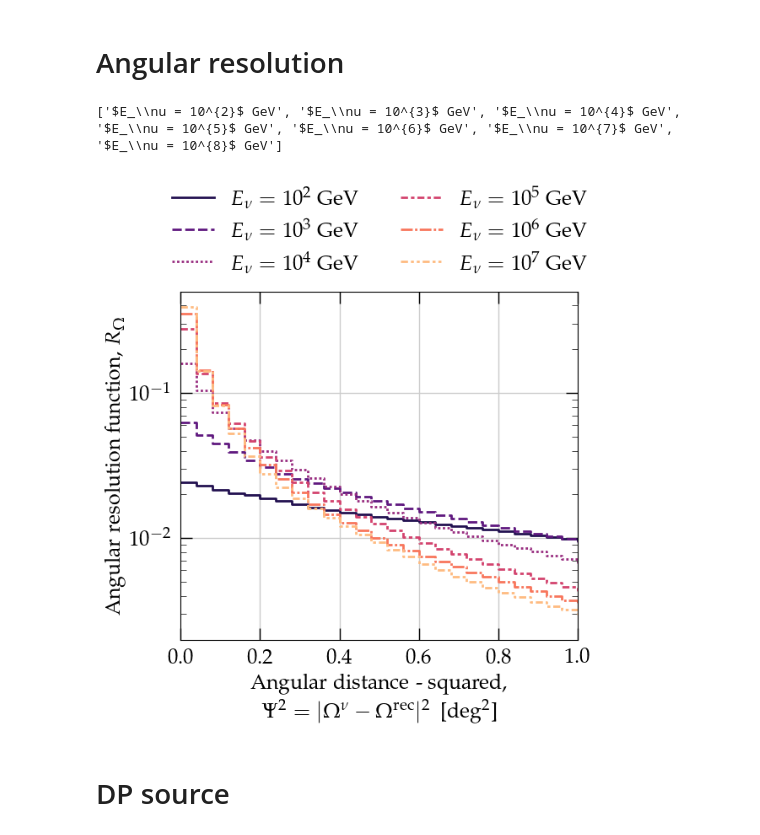
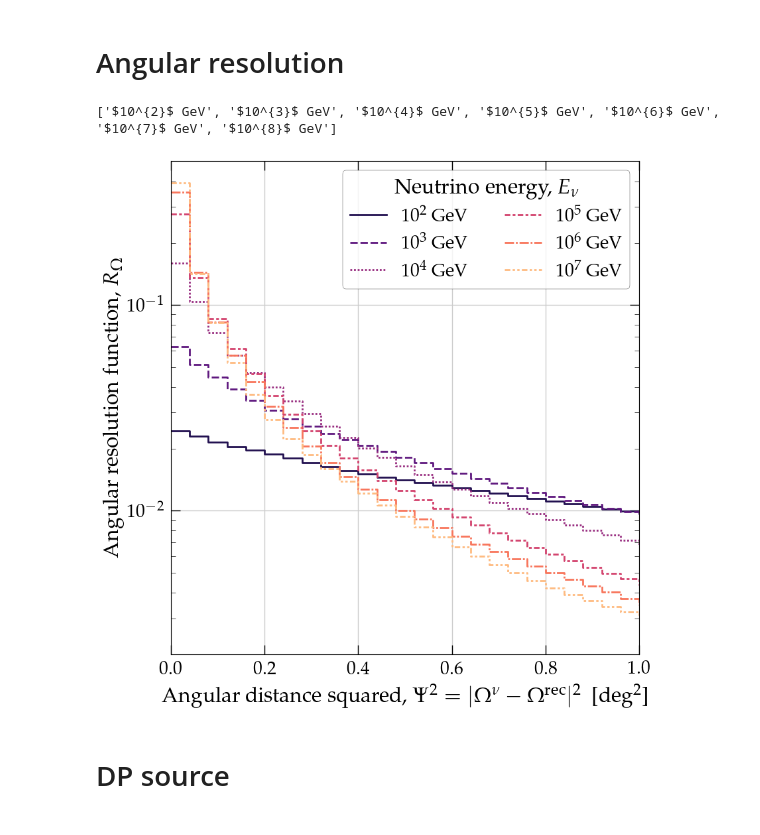
Before and after one commit to PLEnuM-group/Plenum, a Jupyter notebook: notebooks/misc/plotting_standalone.ipynb, the cells around one changed output. Cells and saved outputs as stored; diff of their text form; code cells hidden in the pictures.

Commit message:
Updated plots

```diff
--- a/notebooks/misc/plotting_standalone.ipynb
+++ b/notebooks/misc/plotting_standalone.ipynb
@@ -586,7 +618,7 @@ with open(join(st.BASEPATH, "resources/energy_psi.pckl"), "rb") as f:
 # %%
 # OPTION 1)
 if False:
-    f, ax = plt.subplots(figsize=(6, 5))
+    f, ax = plt.subplots(figsize=(9, 9))
     # ax.set_title("Angular resolution")
     ax.set_ylim(2.5, 5)
     ax.set_xlim(0, 1)
@@ -596,6 +628,11 @@ if False:
         + "\n"
         + r"$\Psi^2 = |\Omega^\nu - \Omega^{\rm rec}|^2$"
     )
+    # ax.set_xlabel(
+    #     r"Angular resolution - squared, "
+    #     + "\n"
+    #     + r"$\Psi^2 = |\Omega^\nu - \Omega^{\rm rec}|^2$"
+    # )
     ax.tick_params(direction="out", top=False, right=False)
 
     p = ax.pcolormesh(
@@ -611,43 +648,57 @@ if False:
     cb = plt.colorbar(p)
     cb.set_label(
         r"Angular resolution, $R_{\Omega}(\Omega^\nu, \Omega^{\rm rec}, E_\nu)$"
     )
     cb.ax.tick_params(direction="out")
 
 # OPTION 2
 else:
     column_names = []
     slicer = 20
     for e in e_psi2_bins[1][:-1:slicer]:
-        column_names.append(rf"$E_\nu = 10^{{{e:1.0f}}}$ GeV")
+        column_names.append(rf"$10^{{{e:1.0f}}}$ GeV")
 
     print(column_names)
     df = pd.DataFrame(e_psi2_grid[:, ::slicer], columns=column_names)
     df["psi2"] = e_psi2_bins[0][:-1]
     df.set_index("psi2", inplace=True)
 
-    f, ax = plt.subplots(figsize=(6, 5))
+    f, ax = plt.subplots(figsize=(9, 9))
     lp = sns.lineplot(data=df[df.columns[:-1]], ds="steps-post", palette="magma")
     plt.yscale("log")
     plt.xlim(0, 1)
     plt.ylim(2e-3, 5e-1)
     plt.xlabel(
-        "Angular distance - squared, "
-        + "\n"
-        + r"$\Psi^2 = |\Omega^\nu - \Omega^{\rm rec}|^2$~ [deg$^2$]"
+        r"Angular distance squared, $\Psi^2 = |\Omega^\nu - \Omega^{\rm rec}|^2$~ [deg$^2$]",
+        fontsize=23
     )
+    # plt.xlabel(
+    #     "Angular distance - squared, "
+    #     + "\n"
+    #     + r"$\Psi^2 = |\Omega^\nu - \Omega^{\rm rec}|^2$~ [deg$^2$]"
+    # )
     plt.ylabel(
-        "Angular resolution function, "
-        + r"$R_{\Omega}$" #(\Omega^\nu, \Omega^{\rm rec} | E_\nu)
+        r"Angular resolution function, $R_{\Omega}$" ,
+        fontsize=23
     )
-    lp.legend(loc="upper center", bbox_to_anchor=(0.5, 1.35), ncol=2, frameon=False)
+    ax.tick_params(axis='both', which='major', labelsize=20)
+    lp.legend(
+        loc="upper right",
+        # bbox_to_anchor=(0.5, 1.35),
+        ncol=2,
+        frameon=True,
+        edgecolor='k',
+        title=r'Neutrino energy, $E_\nu$',
+        title_fontsize=23,
+        fontsize=20
+    )
     f.savefig(
         join(st.BASEPATH, plot_path, "energy_angular_resolution.pdf"),
         bbox_inches="tight",
     )
 # %% [output]
-['$E_\\nu = 10^{2}$ GeV', '$E_\\nu = 10^{3}$ GeV', '$E_\\nu = 10^{4}$ GeV', '$E_\\nu = 10^{5}$ GeV', '$E_\\nu = 10^{6}$ GeV', '$E_\\nu = 10^{7}$ GeV', '$E_\\nu = 10^{8}$ GeV']
+['$10^{2}$ GeV', '$10^{3}$ GeV', '$10^{4}$ GeV', '$10^{5}$ GeV', '$10^{6}$ GeV', '$10^{7}$ GeV', '$10^{8}$ GeV']
-[figure, old version]
+[figure, new version]
 # %% [markdown]
 # DP source
 # %%
```
Also changed, not shown: parts of 5 cells of this notebook, 4 other files.
